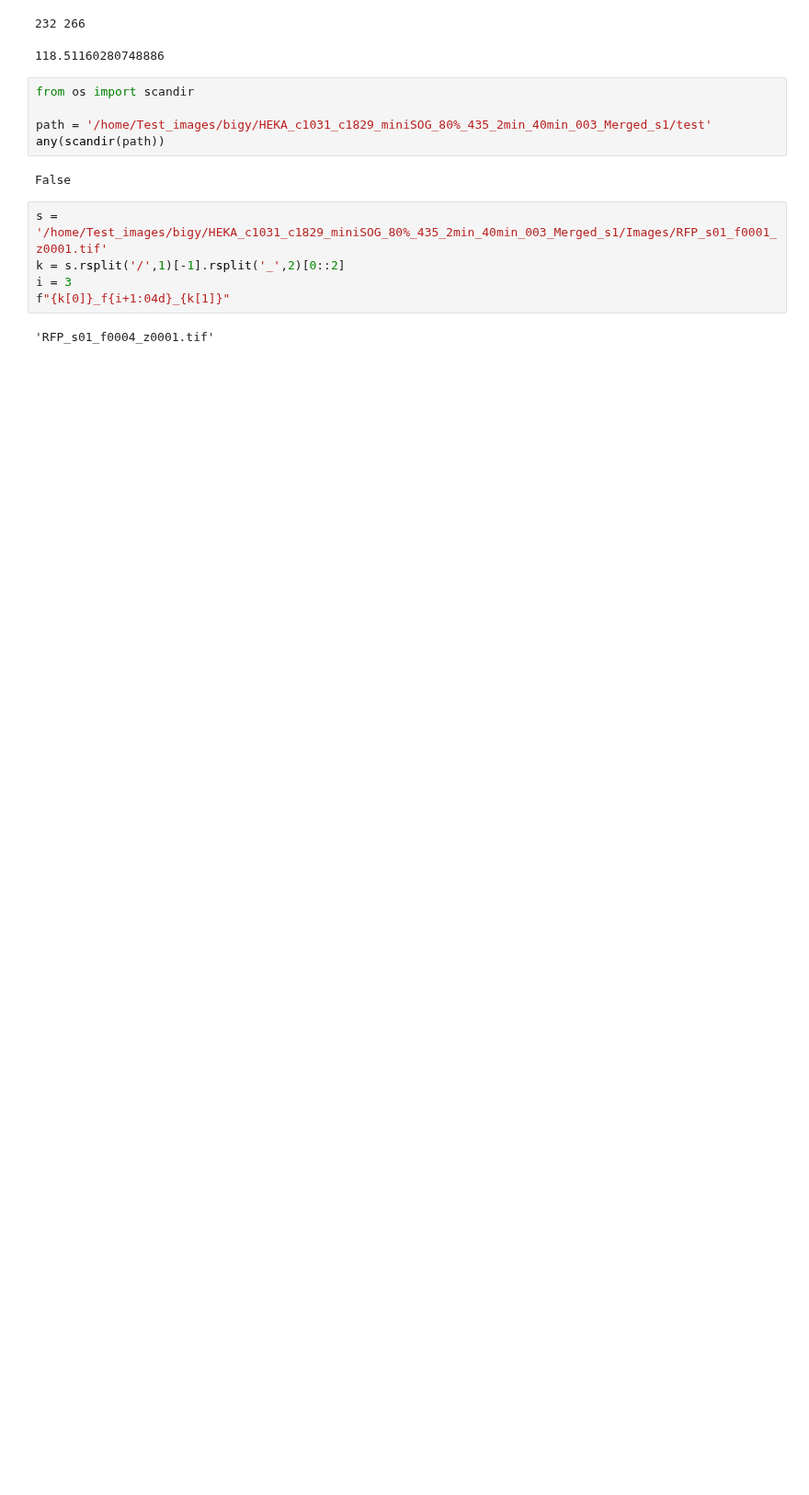
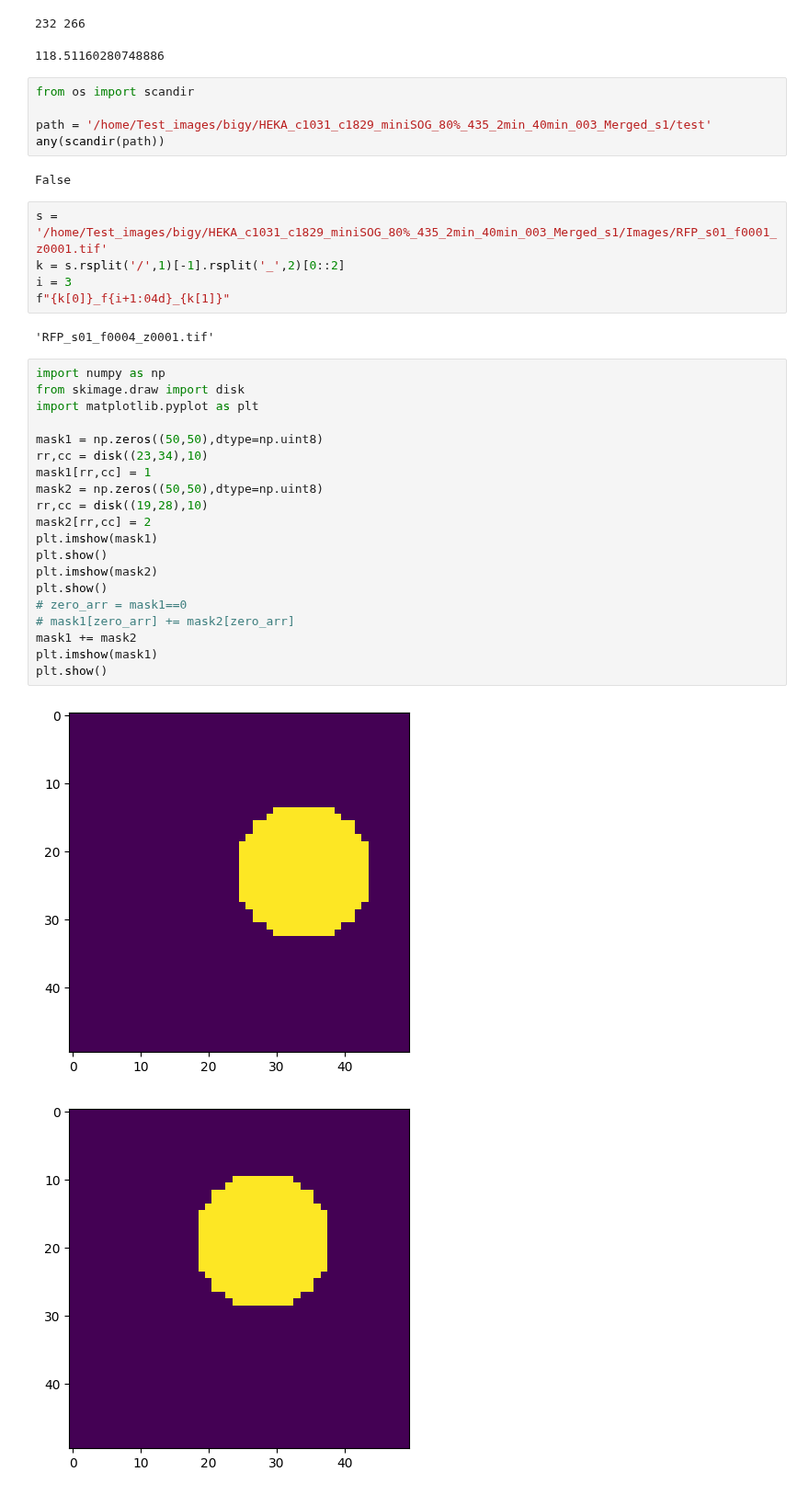
Before and after one commit to BennyGinger/ImageAnalysis_pipeline, a Jupyter notebook: play.ipynb, the cells around one changed output. Shown at 92% size. Cells and saved outputs as stored; diff of their text form; blank space fills up the shorter version.

```diff
--- a/play.ipynb
+++ b/play.ipynb
@@ -1787,3 +1831,26 @@ i = 3
 f"{k[0]}_f{i+1:04d}_{k[1]}"
 # %% [output]
 'RFP_s01_f0004_z0001.tif'
+# %%
+import numpy as np
+from skimage.draw import disk
+import matplotlib.pyplot as plt
+
+mask1 = np.zeros((50,50),dtype=np.uint8)
+rr,cc = disk((23,34),10)
+mask1[rr,cc] = 1
+mask2 = np.zeros((50,50),dtype=np.uint8)
+rr,cc = disk((19,28),10)
+mask2[rr,cc] = 2
+plt.imshow(mask1)
+plt.show()
+plt.imshow(mask2)
+plt.show()
+# zero_arr = mask1==0
+# mask1[zero_arr] += mask2[zero_arr]
+mask1 += mask2
+plt.imshow(mask1)
+plt.show()
+# %% [output]
+[figure, added]
+[figure, added]
```
Also changed, not shown: parts of 4 cells of this notebook, 10 other files.
